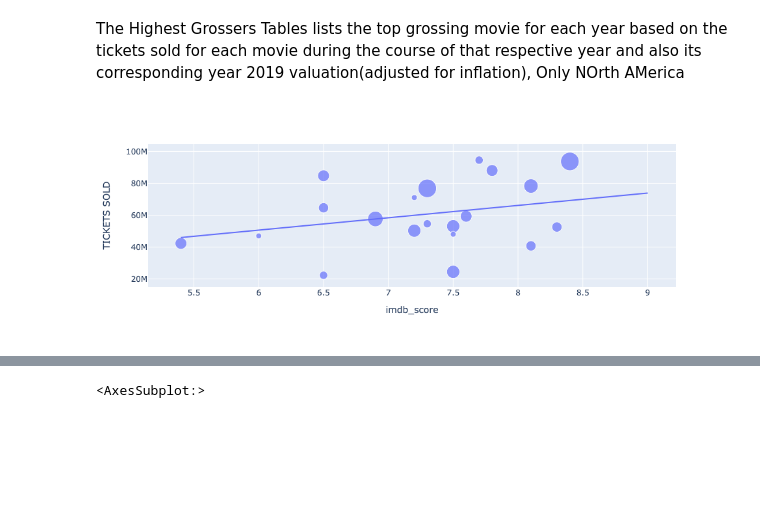
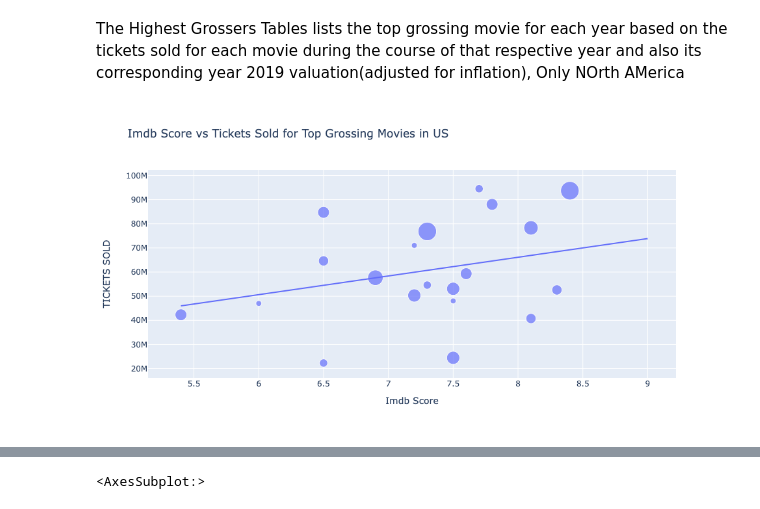
Before and after one commit to williar01/Hollywood---Project, a Jupyter notebook: Hollywood Tyler/Tyleranalysis1.ipynb, the cells around one changed output, grey strips where cells are left out. Cells and saved outputs as stored; diff of their text form; code cells hidden in the pictures; blank space fills up the shorter version.

Commit message:
added labels to graphs and pngs

```diff
--- a/Hollywood Tyler/Tyleranalysis1.ipynb
+++ b/Hollywood Tyler/Tyleranalysis1.ipynb
@@ -55,12 +55,13 @@ The Highest Grossers Tables lists the top grossing movie for each year based on
 # %%
 #shows relationship between tickets sold and imdb_score, with size of bubble indiates the amount of faces
 fig = px.scatter(
-  imdb_modified_data, x='imdb_score', y=' TICKETS SOLD ', size = 'facenumber_in_poster', trendline = 'ols'
+  imdb_modified_data, x='imdb_score', y=' TICKETS SOLD ', size = 'facenumber_in_poster', trendline = 'ols',
+    title = 'Imdb Score vs Tickets Sold for Top Grossing Movies in US', labels = { 'imdb_score':'Imdb Score'}, height = 500
 )
 fig
 #other scatter plot visualizations using this data wasn't as good, so I'm sticking with only this plot.
 # %% [output]
-[figure, old version]
+[figure, new version]
 # %%
 #for the top grossing films per year
 imdb_modified_data.corr()
```
Also changed, not shown: parts of 1 cell of this notebook, 5 other files.
